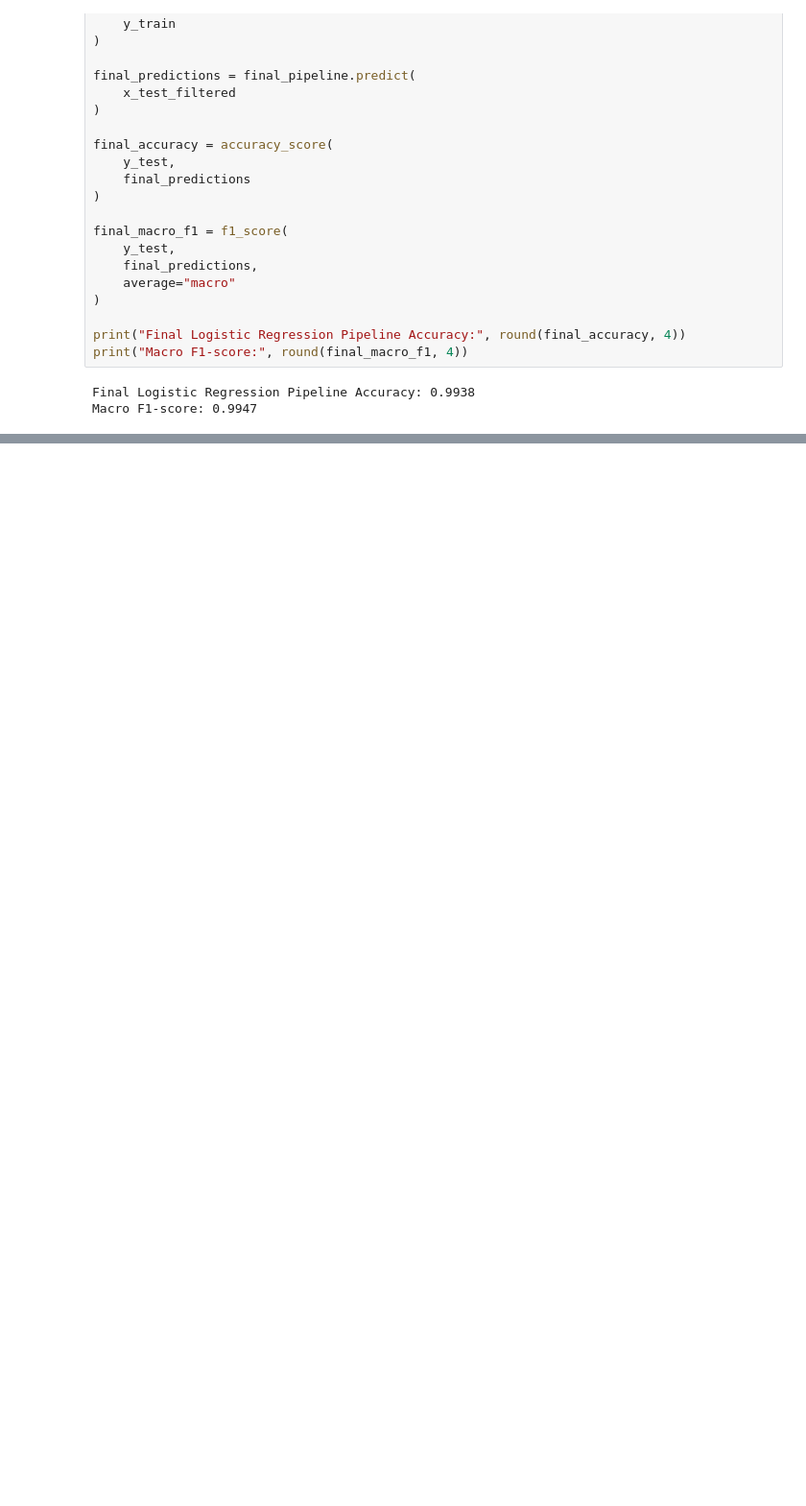
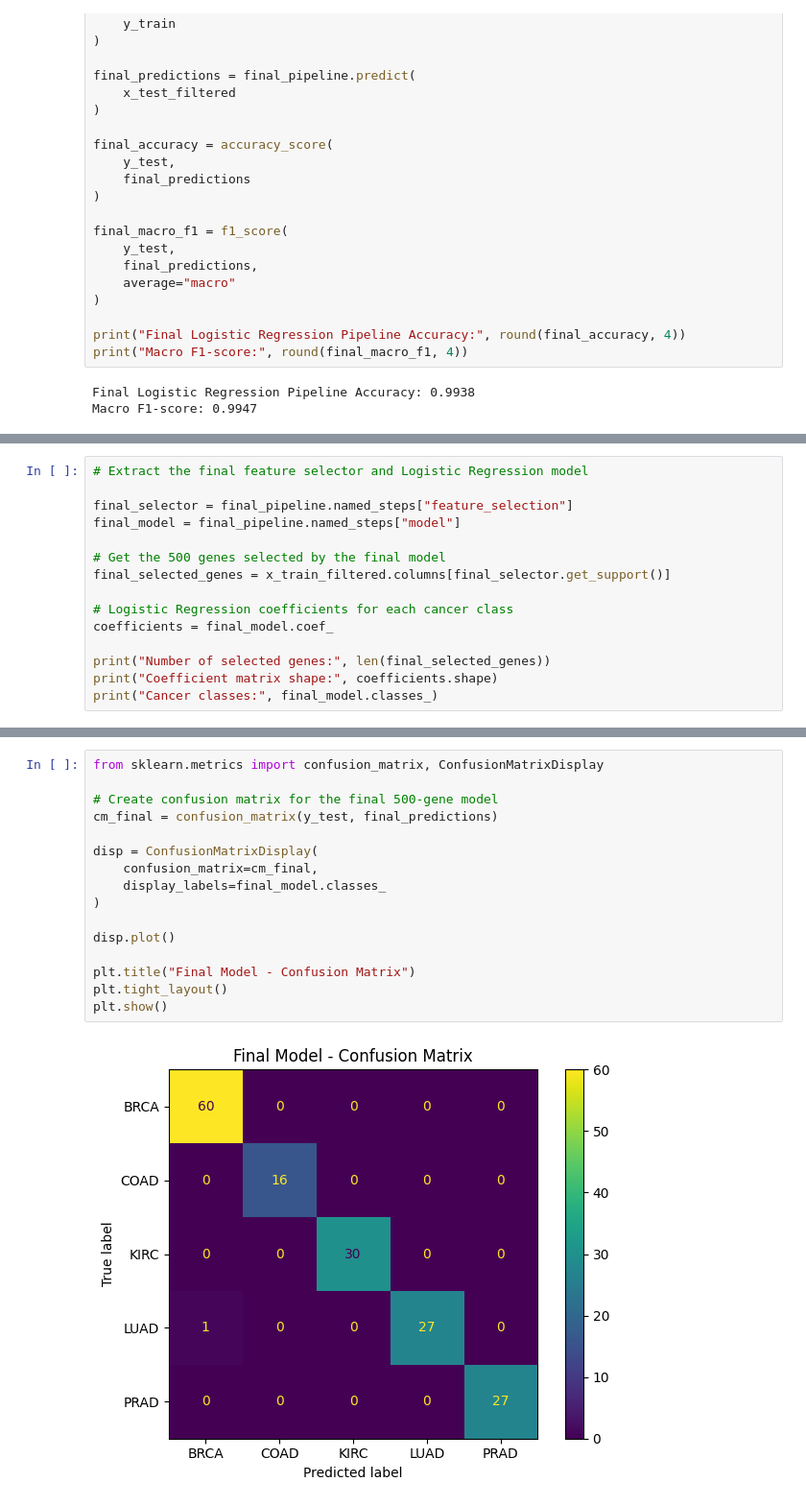
Before and after one commit to Ishika0310/cancer-gene-expression-ml, a Jupyter notebook: notebooks/01_data_exploration.ipynb, the cells around one changed output, grey strips where cells are left out. Shown at 96% size. Cells and saved outputs as stored; diff of their text form; blank space fills up the shorter version.

```diff
--- a/notebooks/01_data_exploration.ipynb
+++ b/notebooks/01_data_exploration.ipynb
@@ -816,0 +819,15 @@ Macro F1-score: 0.9947
+# %%
+# Extract the final feature selector and Logistic Regression model
+
+final_selector = final_pipeline.named_steps["feature_selection"]
+final_model = final_pipeline.named_steps["model"]
+
+# Get the 500 genes selected by the final model
+final_selected_genes = x_train_filtered.columns[final_selector.get_support()]
+
+# Logistic Regression coefficients for each cancer class
+coefficients = final_model.coef_
+
+print("Number of selected genes:", len(final_selected_genes))
+print("Coefficient matrix shape:", coefficients.shape)
+print("Cancer classes:", final_model.classes_)
@@ -816,0 +909,18 @@ Macro F1-score: 0.9947
+# %%
+from sklearn.metrics import confusion_matrix, ConfusionMatrixDisplay
+
+# Create confusion matrix for the final 500-gene model
+cm_final = confusion_matrix(y_test, final_predictions)
+
+disp = ConfusionMatrixDisplay(
+    confusion_matrix=cm_final,
+    display_labels=final_model.classes_
+)
+
+disp.plot()
+
+plt.title("Final Model - Confusion Matrix")
+plt.tight_layout()
+plt.show()
+# %% [output]
+[figure, added]
```
Also changed, not shown: parts of 7 cells of this notebook, 2 other files.
